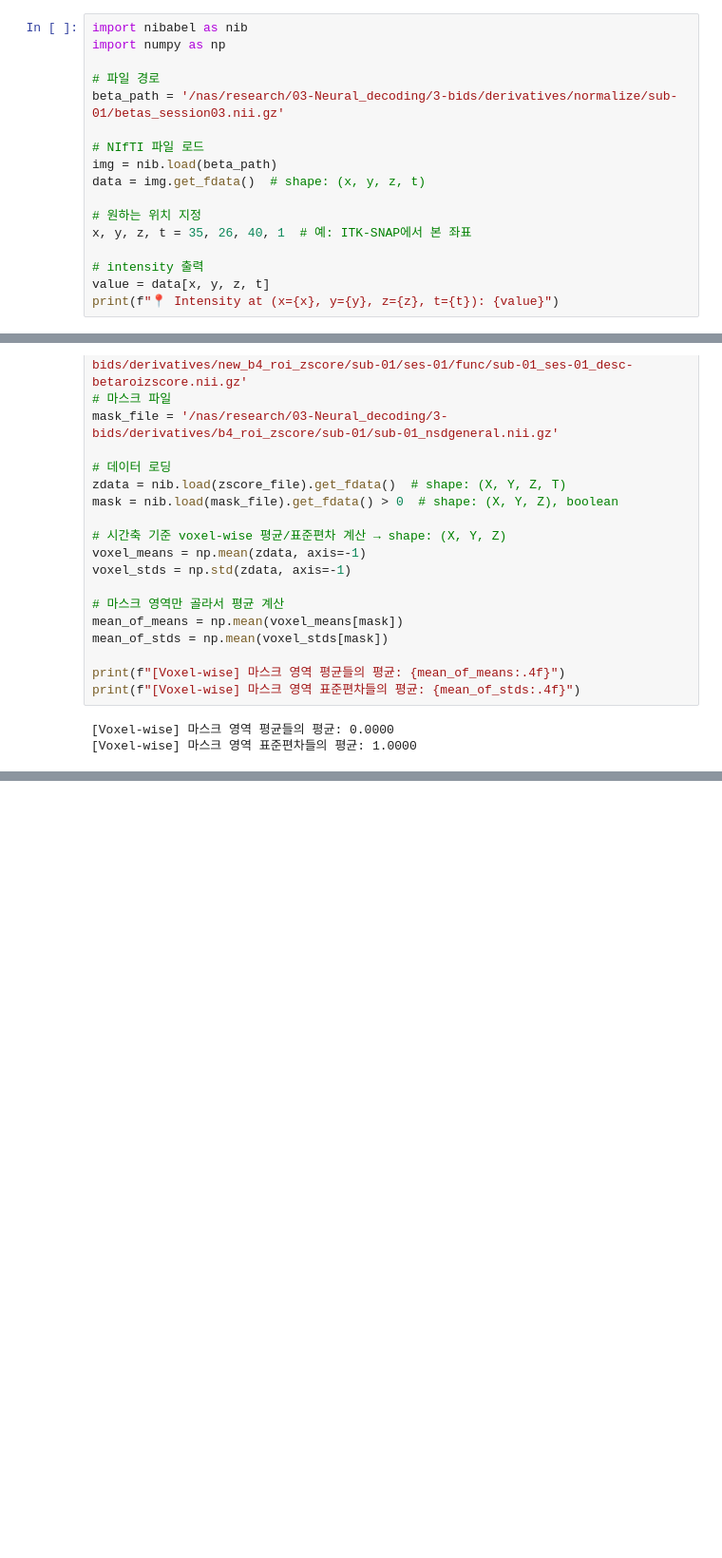
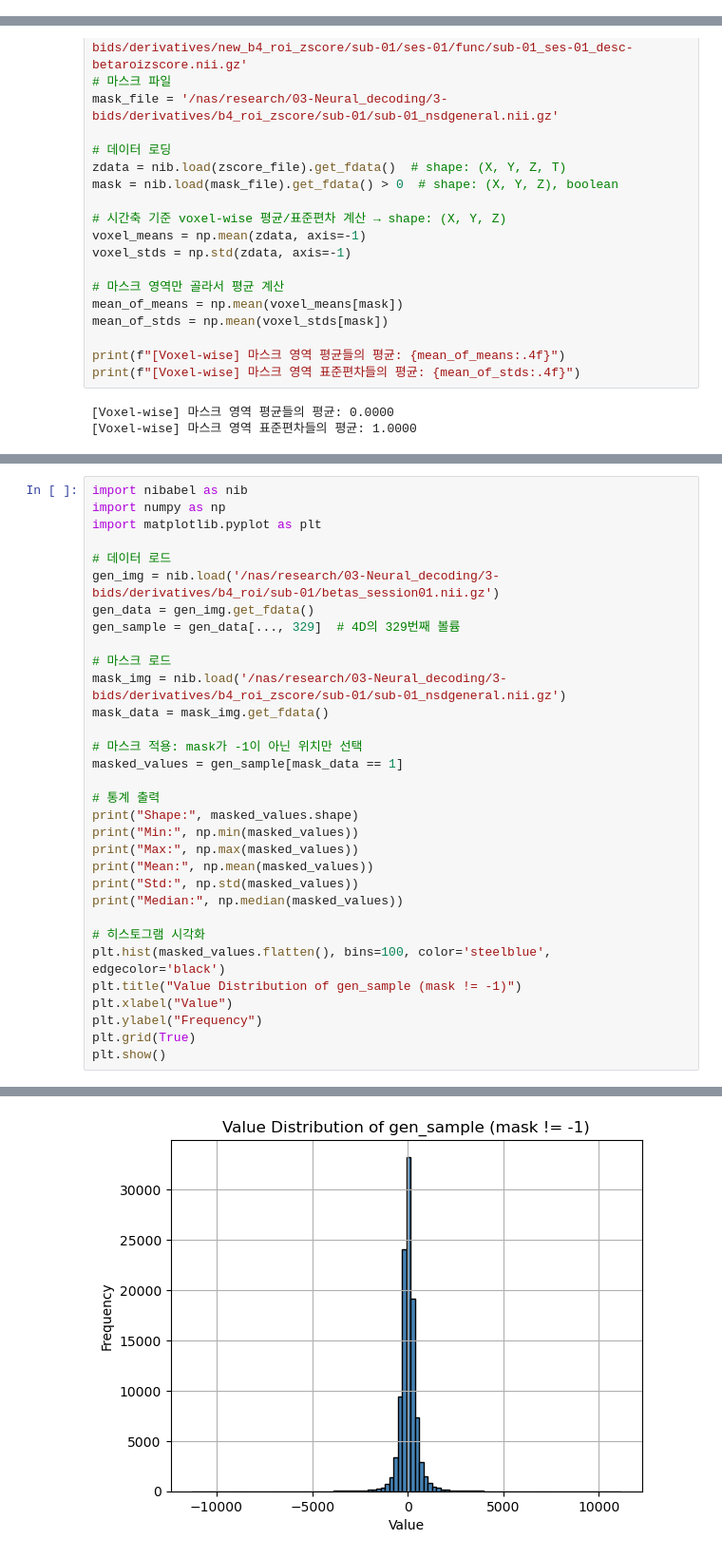
Before and after one commit to yw-kim-02/ConnecToMind, a Jupyter notebook: 2-Bids_code/test.ipynb, the cells around one changed output, grey strips where cells are left out. Shown at 95% size. Drawn from its saved outputs; the diff is of its cells as text; blank space fills up the shorter version.

```diff
--- a/2-Bids_code/test.ipynb
+++ b/2-Bids_code/test.ipynb
@@ -260,20 +66,3 @@ volume_t1 = beta_data[..., 1]  # shape: (x, y, z)
 non_zero_voxel_count = np.count_nonzero(volume_t1)
 
 print(f"✅ t=1에서 intensity가 0이 아닌 복셀 수: {non_zero_voxel_count}")
-# %%
-import nibabel as nib
-import numpy as np
-
-# 파일 경로
-beta_path = '/nas/research/03-Neural_decoding/3-bids/derivatives/normalize/sub-01/betas_session03.nii.gz'
-
-# NIfTI 파일 로드
-img = nib.load(beta_path)
-data = img.get_fdata()  # shape: (x, y, z, t)
-
-# 원하는 위치 지정
-x, y, z, t = 35, 26, 40, 1  # 예: ITK-SNAP에서 본 좌표
-
-# intensity 출력
-value = data[x, y, z, t]
-print(f"📍 Intensity at (x={x}, y={y}, z={z}, t={t}): {value}")
@@ -389,0 +217,33 @@ print(f"[Voxel-wise] 마스크 영역 표준편차들의 평균: {mean_of_stds:.
+# %%
+import nibabel as nib
+import numpy as np
+import matplotlib.pyplot as plt
+
+# 데이터 로드
+gen_img = nib.load('/nas/research/03-Neural_decoding/3-bids/derivatives/b4_roi/sub-01/betas_session01.nii.gz')
+gen_data = gen_img.get_fdata()
+gen_sample = gen_data[..., 329]  # 4D의 329번째 볼륨
+
+# 마스크 로드
+mask_img = nib.load('/nas/research/03-Neural_decoding/3-bids/derivatives/b4_roi_zscore/sub-01/sub-01_nsdgeneral.nii.gz')
+mask_data = mask_img.get_fdata()
+
+# 마스크 적용: mask가 -1이 아닌 위치만 선택
+masked_values = gen_sample[mask_data == 1]
+
+# 통계 출력
+print("Shape:", masked_values.shape)
+print("Min:", np.min(masked_values))
+print("Max:", np.max(masked_values))
+print("Mean:", np.mean(masked_values))
+print("Std:", np.std(masked_values))
+print("Median:", np.median(masked_values))
+
+# 히스토그램 시각화
+plt.hist(masked_values.flatten(), bins=100, color='steelblue', edgecolor='black')
+plt.title("Value Distribution of gen_sample (mask != -1)")
+plt.xlabel("Value")
+plt.ylabel("Frequency")
+plt.grid(True)
+plt.show()
+# %% [output]
@@ -389,0 +256 @@ print(f"[Voxel-wise] 마스크 영역 표준편차들의 평균: {mean_of_stds:.
+[figure, added]
```
Also changed, not shown: parts of 24 cells of this notebook, 12 other files.
